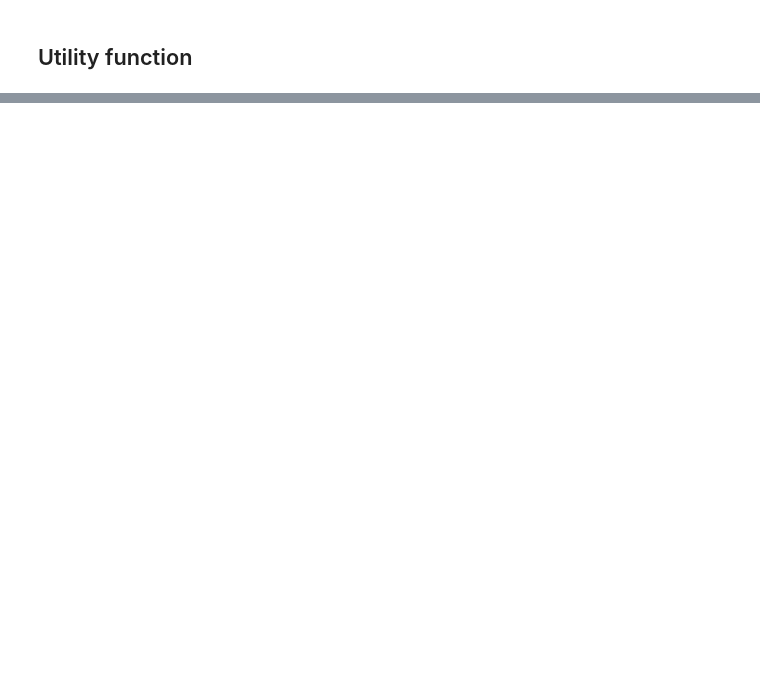
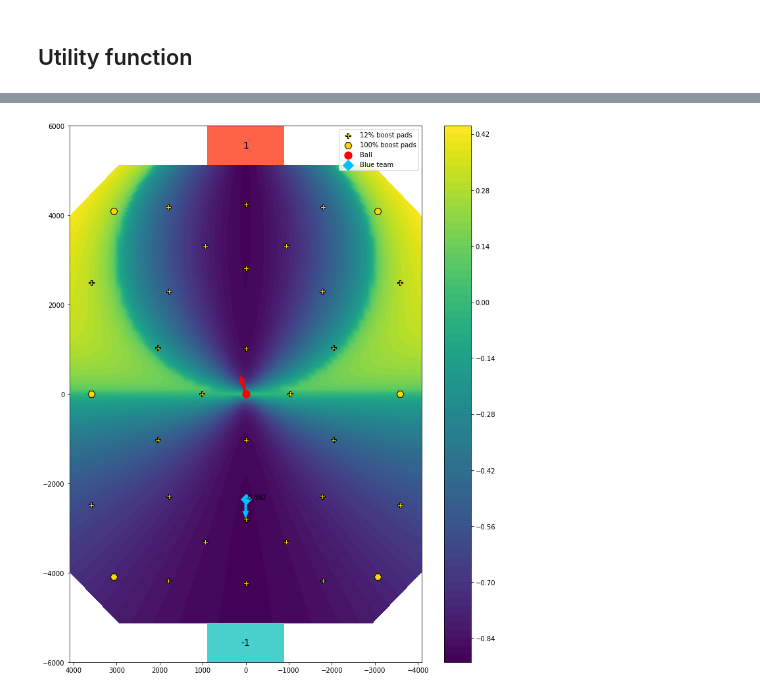
Before and after one commit to Enkhai/lucy-utils, a Jupyter notebook: examples/18_reward_building.ipynb, the cells around one changed output, grey strips where cells are left out. Saved outputs shown, nothing was run; the diff lists cells and outputs as text; code cells hidden in the pictures; blank space fills up the shorter version.

```diff
--- a/examples/18_reward_building.ipynb
+++ b/examples/18_reward_building.ipynb
@@ -103,0 +217,20 @@ average_car2ball_vel = 850 // fps
+# %%
+some_vel = np.array([400, 1500, 80])
+# some_vel = np.array([-800, 1000, 80])
+# some_vel = np.array([1800, 0, 0])
+some_vel = np.array([0, -1800, 50])
+# %%
+some_pos = np.array([-1300, 3000, 150])
+# some_pos = np.array([-2400, 0, 150])
+# some_pos = np.array([-2400, -2000, 150])
+some_pos = np.array([0, -2400, 150])
+# %%
+some_ball_pos = np.array([0, 0, 93])
+# %%
+plotting.arena_contour(offensive_potential(arena_positions, some_ball_pos, some_vel, 0, 1),
+                       some_ball_pos,
+                       ball_lin_velocity,
+                       some_pos[None],
+                       some_vel[None])
+# %% [output]
+[figure, added]
```
Also changed, not shown: parts of 28 cells of this notebook, 1 other file.
